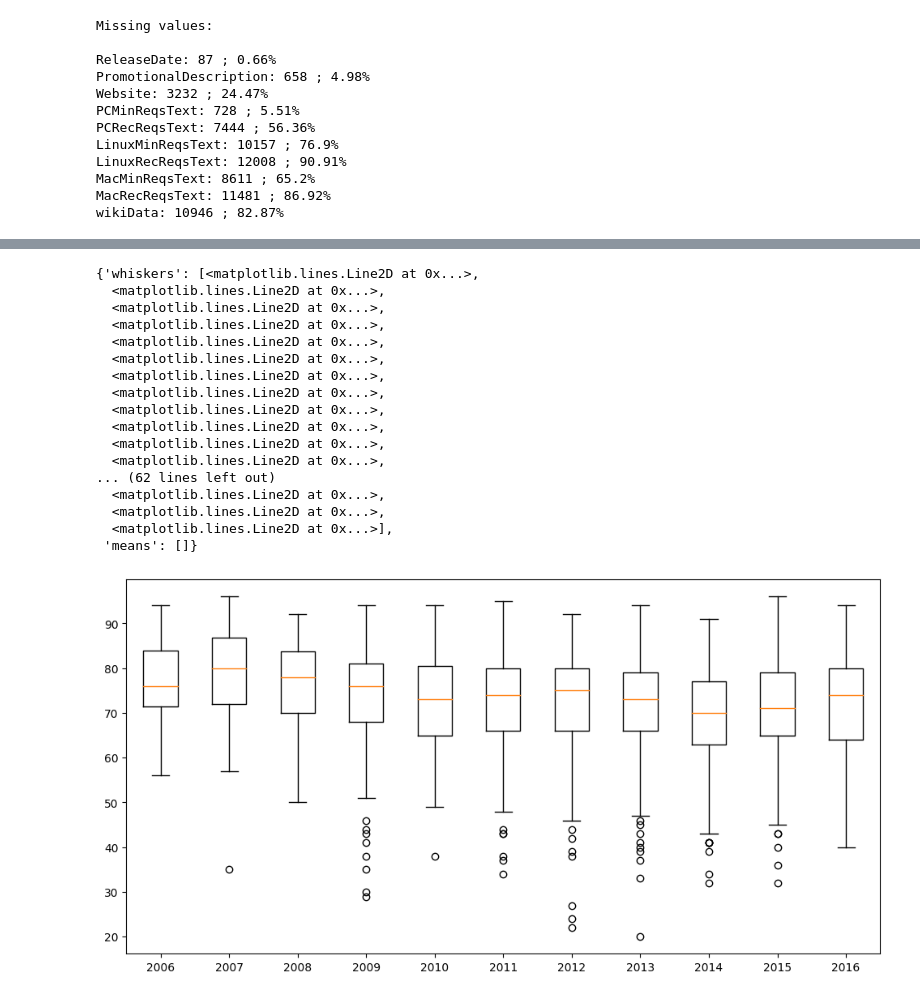
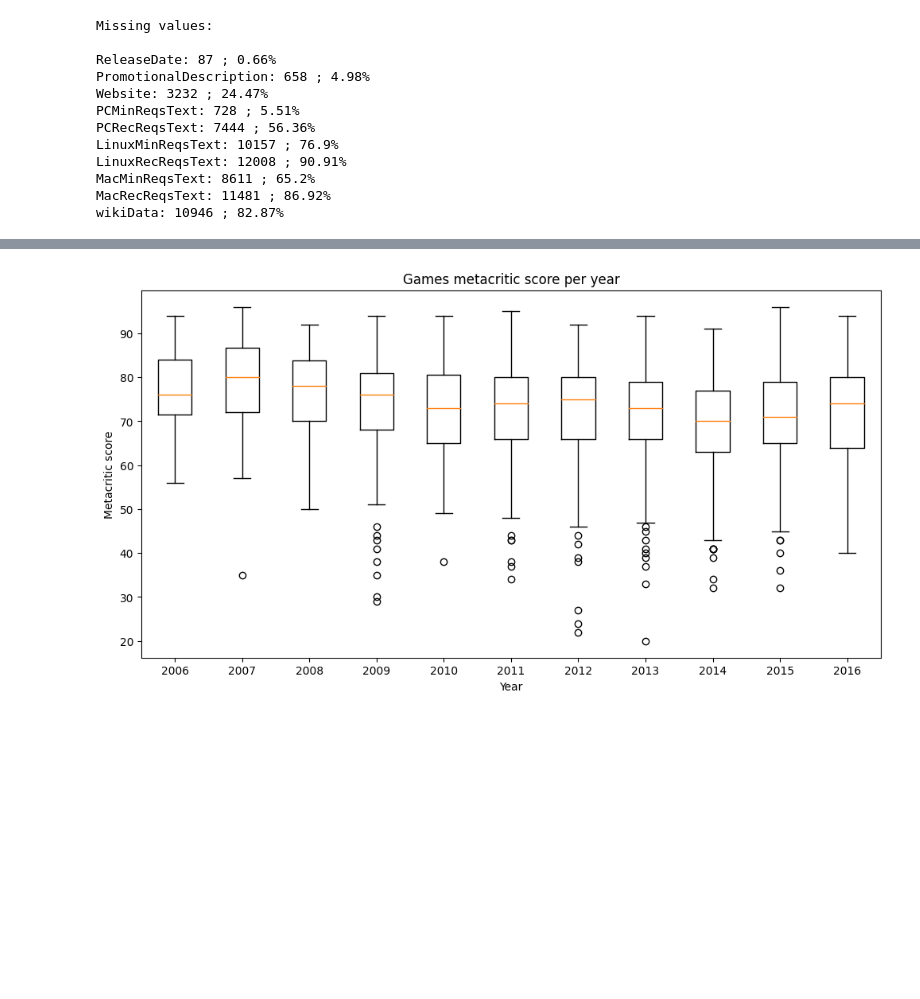
Before and after one commit to bdmendes/feup-pri-game-search, a Jupyter notebook: exploration/exploration_pos_process.ipynb, the cells around one changed output, grey strips where cells are left out. Drawn from its saved outputs; the diff is of its cells as text; code cells hidden in the pictures; blank space fills up the shorter version.

```diff
--- a/exploration/exploration_pos_process.ipynb
+++ b/exploration/exploration_pos_process.ipynb
@@ -67,42 +74,32 @@ plt.bar(x[8:-2], y[8:-2])
 # %%
 x = list(x[-4:] if x[-4:].isnumeric() else '-1' for x in processed_data['ReleaseDate'])
 y = [y for y in processed_data['Metacritic']]
 
 names = sorted(list(set(x[-4:] if x[-4:].isnumeric() else '0' for x in processed_data['ReleaseDate'])))[1:]
 
 dic = {}
 
 for i in range(0, len(x)):
     if (y[i] != 0):
         if (x[i] in dic):
             dic[x[i]].append(y[i])
         else:
             dic[x[i]] = [y[i]]
 
 data = []
 
 for i in sorted(dic.keys()):
     if (int(i) > 2005 and int(i) < 2017):
         data.append(dic[i])
 
 plt.figure( figsize=(12,6) )
+
+plt.title('Games metacritic score per year')
+plt.xlabel('Year')
+plt.ylabel('Metacritic score')
+
 plt.boxplot(data, labels=names[8:-3])
+
+print("", end='')
 # %% [output]
-{'whiskers': [<matplotlib.lines.Line2D at 0x...>,
-  <matplotlib.lines.Line2D at 0x...>,
-  <matplotlib.lines.Line2D at 0x...>,
-  <matplotlib.lines.Line2D at 0x...>,
-  <matplotlib.lines.Line2D at 0x...>,
-  <matplotlib.lines.Line2D at 0x...>,
-  <matplotlib.lines.Line2D at 0x...>,
-  <matplotlib.lines.Line2D at 0x...>,
-  <matplotlib.lines.Line2D at 0x...>,
-  <matplotlib.lines.Line2D at 0x...>,
-  <matplotlib.lines.Line2D at 0x...>,
-  <matplotlib.lines.Line2D at 0x...>,
-... (62 lines left out)
-  <matplotlib.lines.Line2D at 0x...>,
-  <matplotlib.lines.Line2D at 0x...>,
-  <matplotlib.lines.Line2D at 0x...>],
- 'means': []}
-[figure, old version]
+[figure, new version]
```
Also changed, not shown: parts of 2 cells of this notebook, 1 other file.
